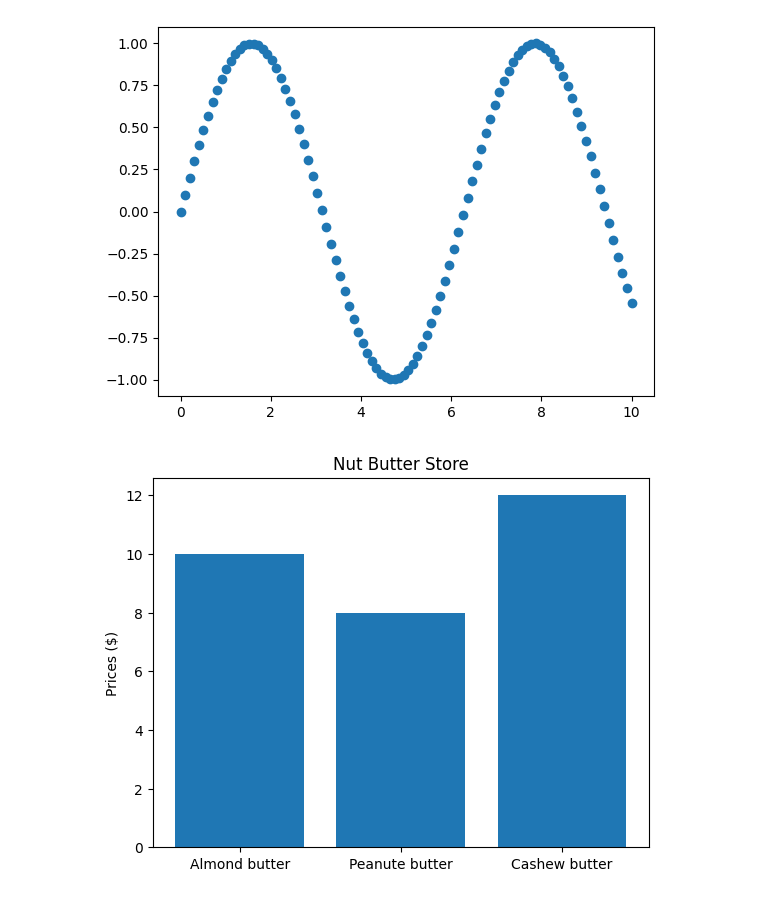
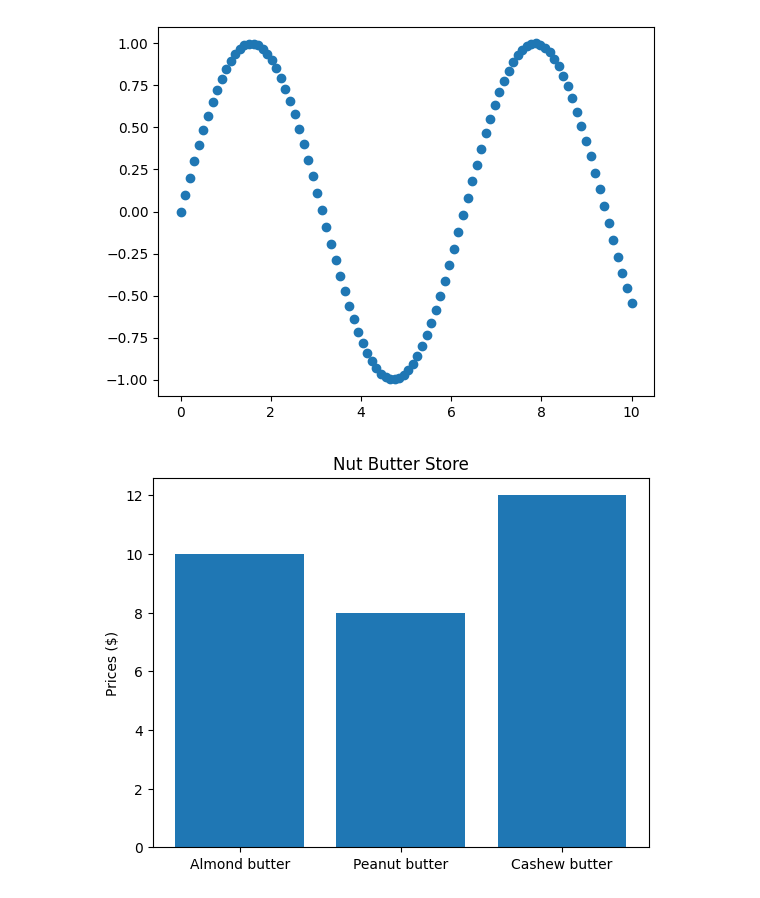
Before and after one commit to DucAnhNTT/ML-and-DS-learning, a Jupyter notebook: Introduction-to-Matplotlib.ipynb, the cells around one changed output. Cells and saved outputs as stored; diff of their text form; code cells hidden in the pictures.

```diff
--- a/Introduction-to-Matplotlib.ipynb
+++ b/Introduction-to-Matplotlib.ipynb
@@ -179,17 +179,17 @@ ax.scatter(x, np.sin(x));
 # %%
 #Make a plot from dictionary
 butter_prices = {
     "Almond butter" : 10,
-    "Peanute butter" : 8,
+    "Peanut butter" : 8,
     "Cashew butter" : 12,
 }
 
 fig, ax = plt.subplots()
 ax.bar(butter_prices.keys(), butter_prices.values())
 ax.set(title="Nut Butter Store",
       ylabel = "Prices ($)");
 # %% [output]
-[figure, old version]
+[figure, new version]
 # %%
 fig, ax = plt.subplots()
 ax.barh(list(butter_prices.keys()), list(butter_prices.values()))
```
Also changed, not shown: parts of 22 cells of this notebook.
